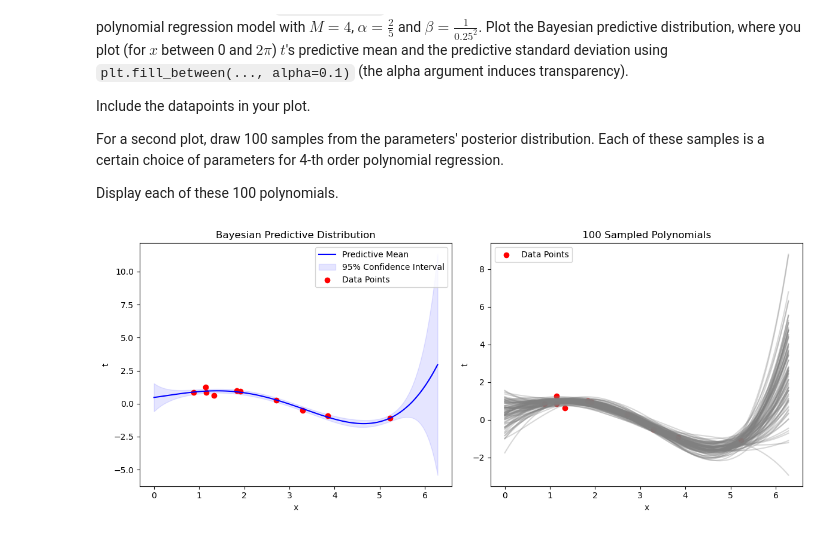
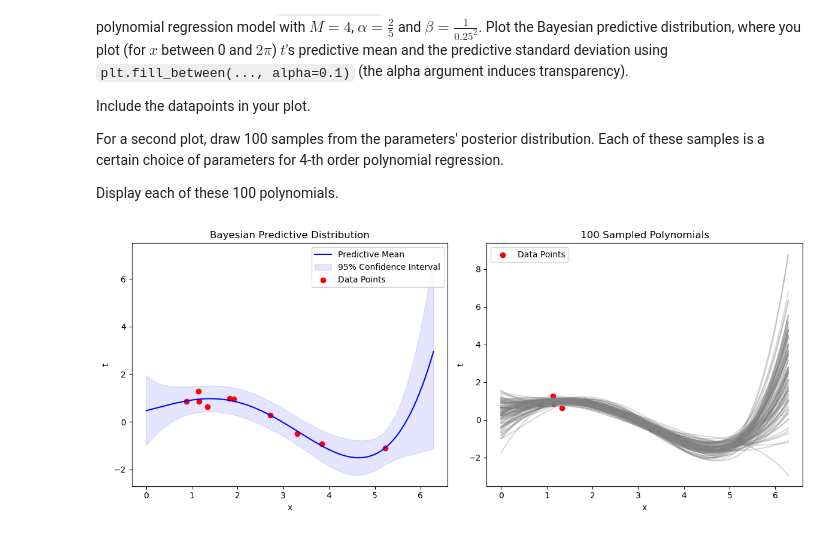
Before and after one commit to pedrocurvo/ML1, a Jupyter notebook: Lab 1/15713725_lab1.ipynb, the cells around one changed output. Cells and saved outputs as stored; diff of their text form; code cells hidden in the pictures.

```diff
--- a/Lab 1/15713725_lab1.ipynb
+++ b/Lab 1/15713725_lab1.ipynb
@@ -521,38 +520,39 @@ m_N, S_N, Phi = fit_polynomial_bayes(x, t, M, alpha, beta)
 
 # Predict the Polynomial for new x values
 x_plot = np.linspace(0, 2 * np.pi, 100)
-mean_pred, std_dev, Phi_plot = predict_polynomial_bayes(x_plot, m_N, S_N, beta)
+mean_pred, variance, Phi_plot = predict_polynomial_bayes(x_plot, m_N, S_N, beta)
+std_dev = np.sqrt(variance)
 
 # Plot the predictive distribution
 plt.figure(figsize=(12, 5))
 
 # Plot the predictive mean values and standard deviations
 plt.subplot(1, 2, 1)
 plt.plot(x_plot, mean_pred, label='Predictive Mean', color='blue')
 # I'm using mean +/- 2*std_dev because, for a normal distribution, 95% of the probability mass is within 2 standard deviations
 plt.fill_between(x_plot, mean_pred - 2 * std_dev, mean_pred + 2 * std_dev, color='blue', alpha=0.1, label='95% Confidence Interval')
 plt.scatter(x, t, color='red', label='Data Points')
 plt.xlabel('x')
 plt.ylabel('t')
 plt.title('Bayesian Predictive Distribution')
 plt.legend()
 
 # Plot 100 samples of polynomials
 plt.subplot(1, 2, 2)
 for _ in range(100):
     # Sample a new posterior mean vector
     w_sample = np.random.multivariate_normal(m_N, S_N)
     # Predict the polynomial values
     t_sample = Phi_plot @ w_sample
     plt.plot(x_plot, t_sample, color='gray', alpha=0.3)
 
 plt.scatter(x, t, color='red', label='Data Points')
 plt.xlabel('x')
 plt.ylabel('t')
 plt.title('100 Sampled Polynomials')
 plt.legend()
 
 plt.tight_layout()
 plt.show()
 # %% [output]
-[figure, old version]
+[figure, new version]
```
Also changed, not shown: parts of 4 cells of this notebook.
